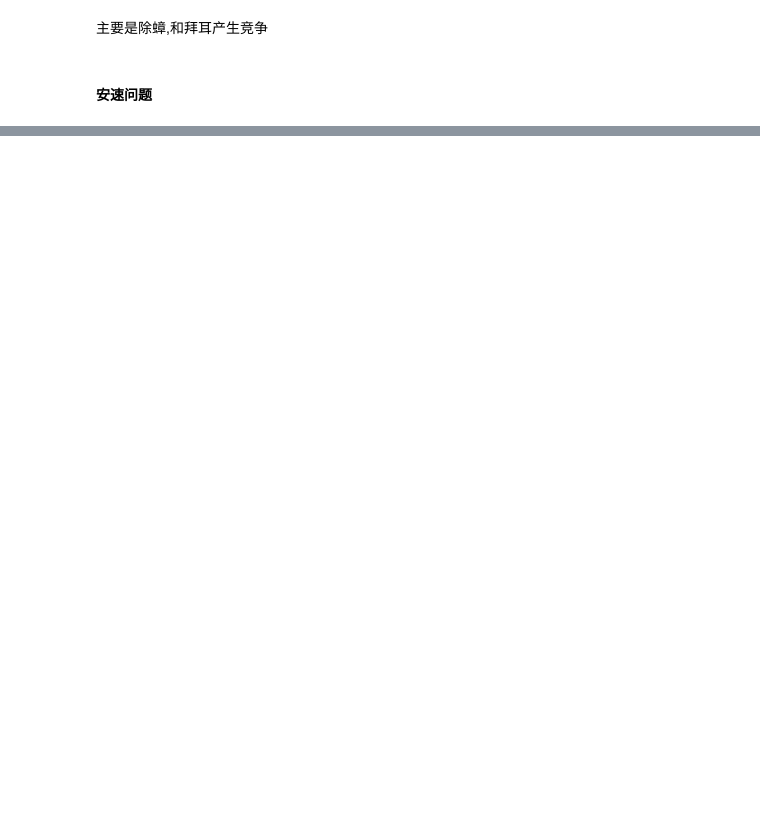
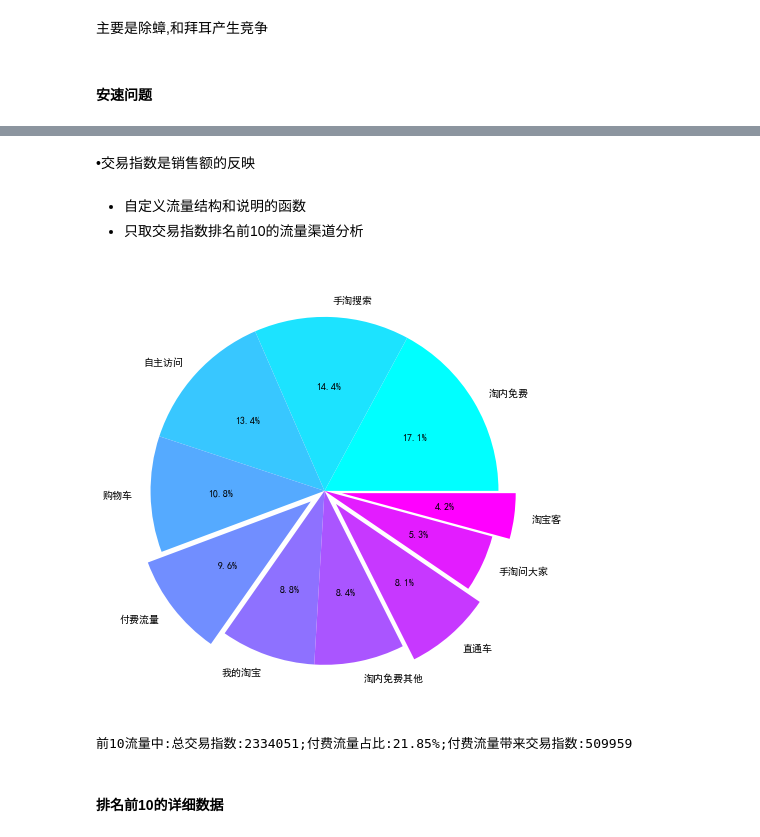
Before and after one commit to lvzw94/Ipynb, a Jupyter notebook: 电商文本挖掘.ipynb, the cells around one changed output, grey strips where cells are left out. Saved outputs shown, nothing was run; the diff lists cells and outputs as text; code cells hidden in the pictures; blank space fills up the shorter version.

```diff
--- a/电商文本挖掘.ipynb
+++ b/电商文本挖掘.ipynb
@@ -1423,0 +1583,3 @@ ancow
+# %%
+filenames4 = glob.glob('*.xlsx')
+filenames4
@@ -1423,0 +1590,3 @@ ancow
+# %%
+df5bai = pd.read_excel(filenames4[1])
+df5bai.head()
@@ -1423,0 +1600,31 @@ ancow
+# %% [markdown]
+•交易指数是销售额的反映
+# %% [markdown]
+- 自定义流量结构和说明的函数
+- 只取交易指数排名前10的流量渠道分析
+# %%
+def flow(df):
+    df0 = df.copy()
+    top10 = df0.sort_values('交易指数',ascending=False
+                           ).reset_index(drop=True).iloc[:10,:]
+    top10['交易指数占比'] = top10['交易指数']/top10['交易指数'].sum()
+    top10.set_index('流量来源',inplace=True)
+    paid =  ['付费流量','直通车','淘宝客','淘宝联盟']
+    ind = np.any([top10.index == i for i in paid],axis=0)
+    explode = ind*0.1
+    ax = top10['交易指数占比'].plot.pie(autopct='%.1f%%',
+              figsize=(8,8),colormap='cool',explode=explode)
+    ax.set_ylabel('')
+    plt.show()
+    paidsum = top10['交易指数占比'][ind].sum()
+    salesum = top10['交易指数'].sum()
+    paidsale = salesum * paidsum
+    print(f'前10流量中:总交易指数:{salesum:.0f};付费流量占比:{paidsum*100:.2f}%;付费流量带来交易指数:{paidsale:.0f}')
+    return top10
+# %%
+bai5top10 = flow(df5bai)
+# %% [output]
+[figure, added]
+前10流量中:总交易指数:2334051;付费流量占比:21.85%;付费流量带来交易指数:509959
+# %% [markdown]
+#### 排名前10的详细数据
```
Also changed, not shown: parts of 79 cells of this notebook.
